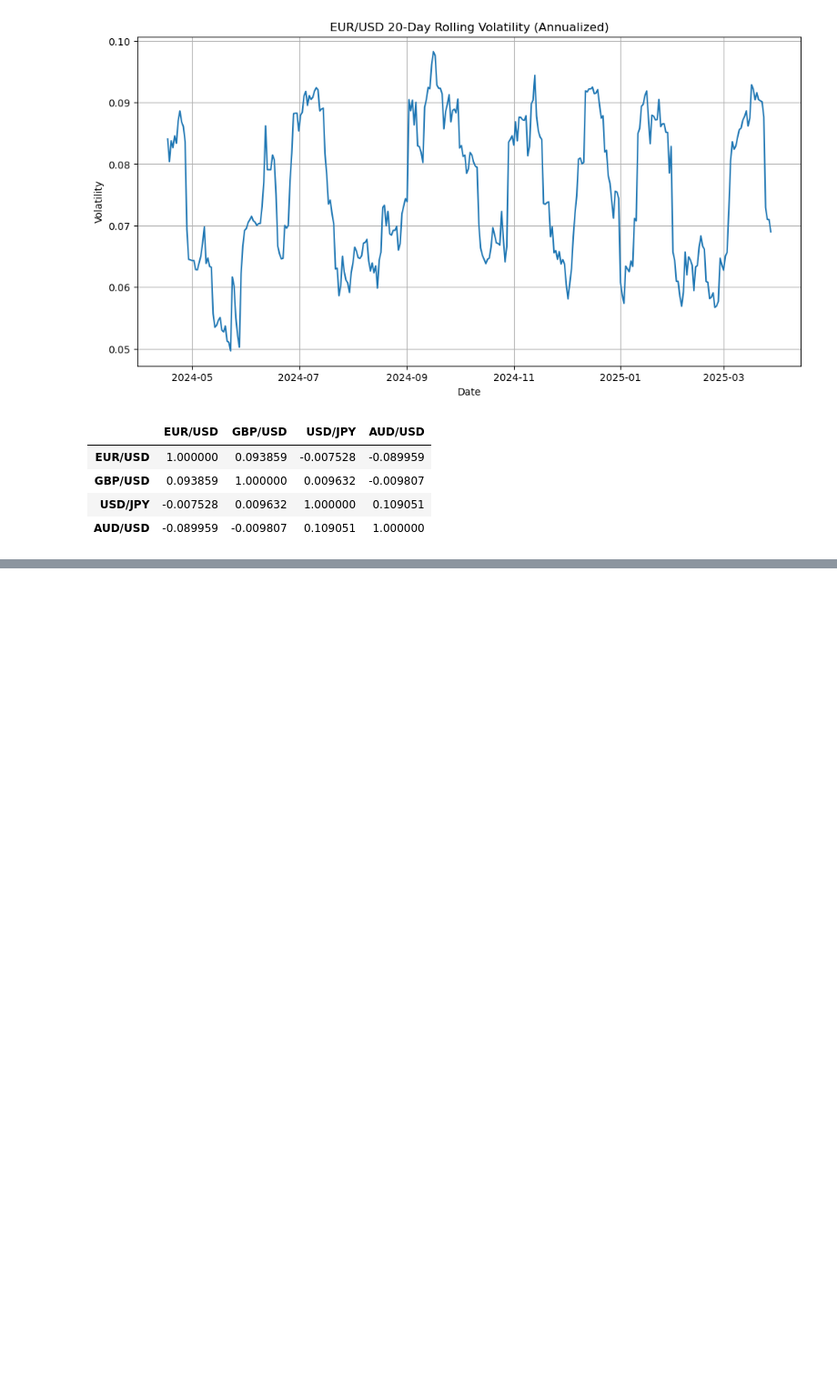
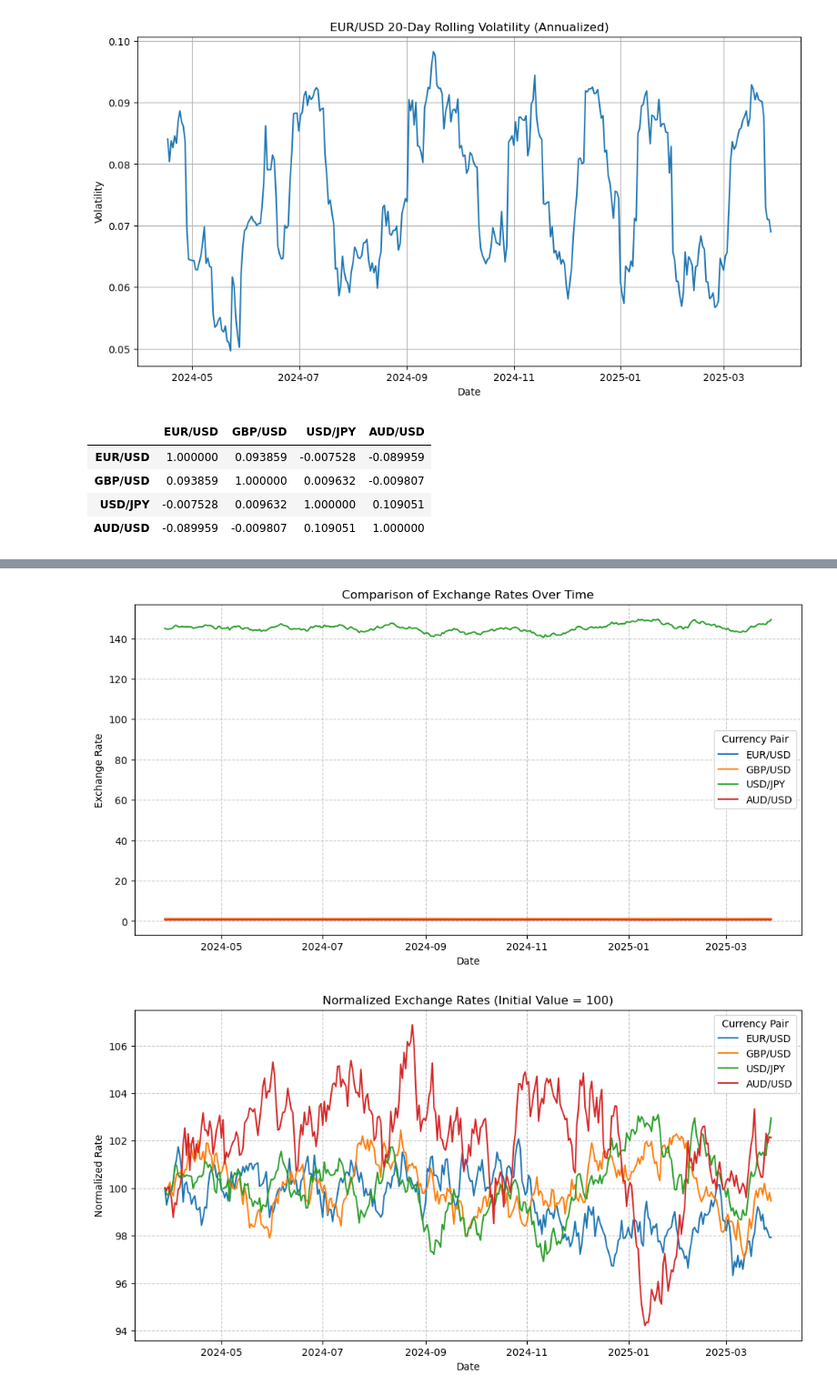
Before and after one commit to branchwag/mockFXanalysis, a Jupyter notebook: FX_Analysis.ipynb, the cells around one changed output, grey strips where cells are left out. Shown at 91% size. Drawn from its saved outputs; the diff is of its cells as text; code cells hidden in the pictures; blank space fills up the shorter version.

Commit message:
adds scenario where melt can be used

```diff
--- a/FX_Analysis.ipynb
+++ b/FX_Analysis.ipynb
@@ -87,0 +181,65 @@ display(correlation_matrix)
+# %%
+import sqlite3
+import pandas as pd
+import matplotlib.pyplot as plt
+import seaborn as sns
+
+# Create a fresh connection to the database
+conn = sqlite3.connect('fx_trading.db')
+
+# Get all data for all currency pairs (not just 5 rows)
+fx_data = pd.read_sql_query(
+    "SELECT date, pair, close FROM fx_rates WHERE pair IN ('EUR/USD', 'GBP/USD', 'USD/JPY', 'AUD/USD')",
+    conn
+)
+
+# Convert date column to datetime
+fx_data['date'] = pd.to_datetime(fx_data['date'])
+
+# Create a pivot table with pairs as columns
+fx_pivoted = fx_data.pivot_table(index='date', columns='pair', values='close')
+
+# Reset the index to make date a column again and melt to long format
+fx_melted = fx_pivoted.reset_index().melt(
+    id_vars=['date'],
+    value_vars=['EUR/USD', 'GBP/USD', 'USD/JPY', 'AUD/USD'],
+    var_name='currency_pair',
+    value_name='exchange_rate'
+)
+
+# Plot the data
+plt.figure(figsize=(12, 6))
+sns.lineplot(data=fx_melted, x='date', y='exchange_rate', hue='currency_pair')
+plt.title('Comparison of Exchange Rates Over Time')
+plt.ylabel('Exchange Rate')
+plt.xlabel('Date')
+plt.legend(title='Currency Pair')
+plt.grid(True, linestyle='--', alpha=0.7)
+
+# Optional: Normalize the values for better comparison (since JPY has very different scale)
+# Create a separate figure for normalized values
+plt.figure(figsize=(12, 6))
+
+# Create normalized version of the data
+norm_data = fx_melted.copy()
+for pair in fx_melted['currency_pair'].unique():
+    pair_data = norm_data[norm_data['currency_pair'] == pair]
+    first_value = pair_data['exchange_rate'].iloc[0]
+    norm_data.loc[norm_data['currency_pair'] == pair, 'normalized_rate'] = \
+        norm_data.loc[norm_data['currency_pair'] == pair, 'exchange_rate'] / first_value * 100
+
+# Plot normalized data
+sns.lineplot(data=norm_data, x='date', y='normalized_rate', hue='currency_pair')
+plt.title('Normalized Exchange Rates (Initial Value = 100)')
+plt.ylabel('Normalized Rate')
+plt.xlabel('Date')
+plt.legend(title='Currency Pair')
+plt.grid(True, linestyle='--', alpha=0.7)
+
+plt.show()
+
+# Close the connection
+conn.close()
+# %% [output]
+[figure, added]
+[figure, added]
```
Also changed, not shown: parts of 4 cells of this notebook.
